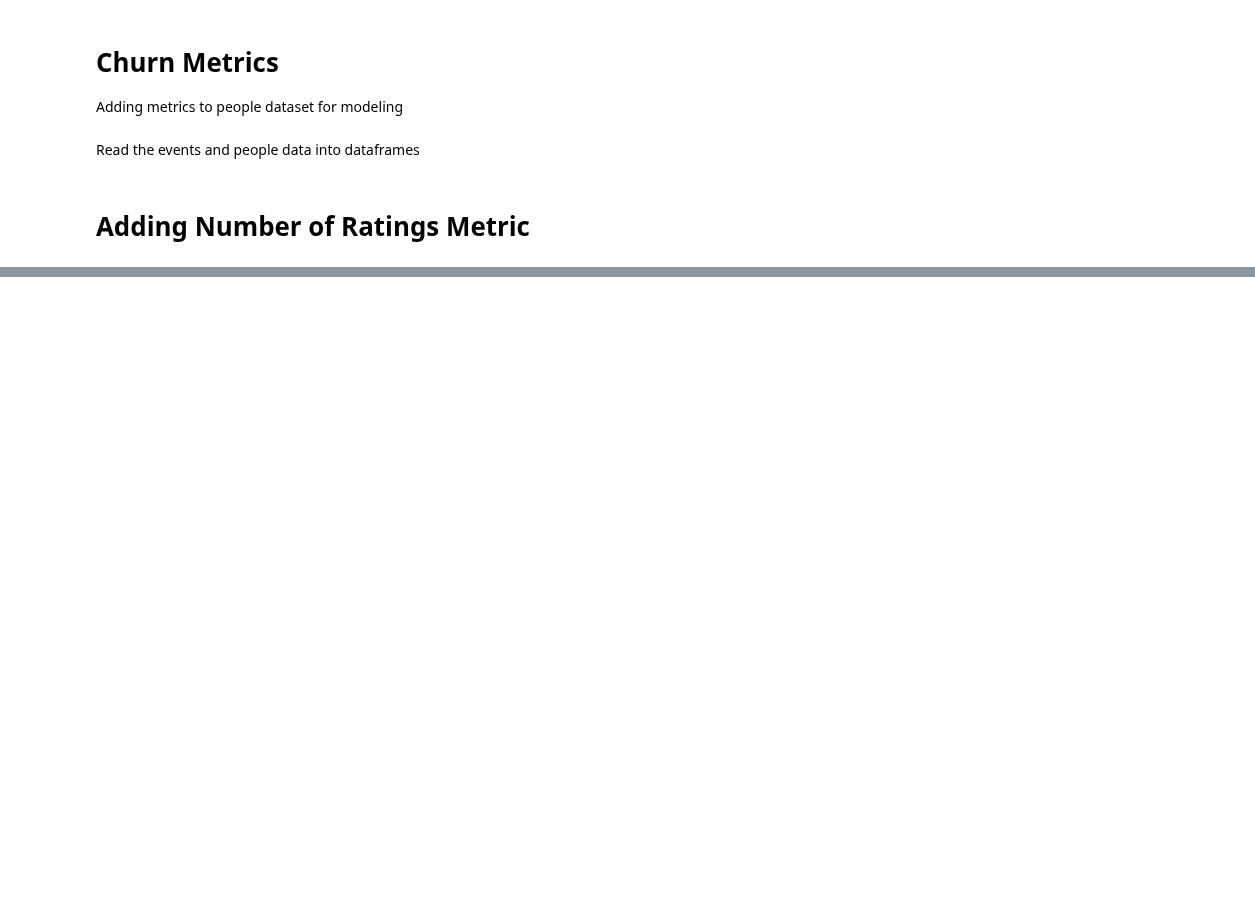
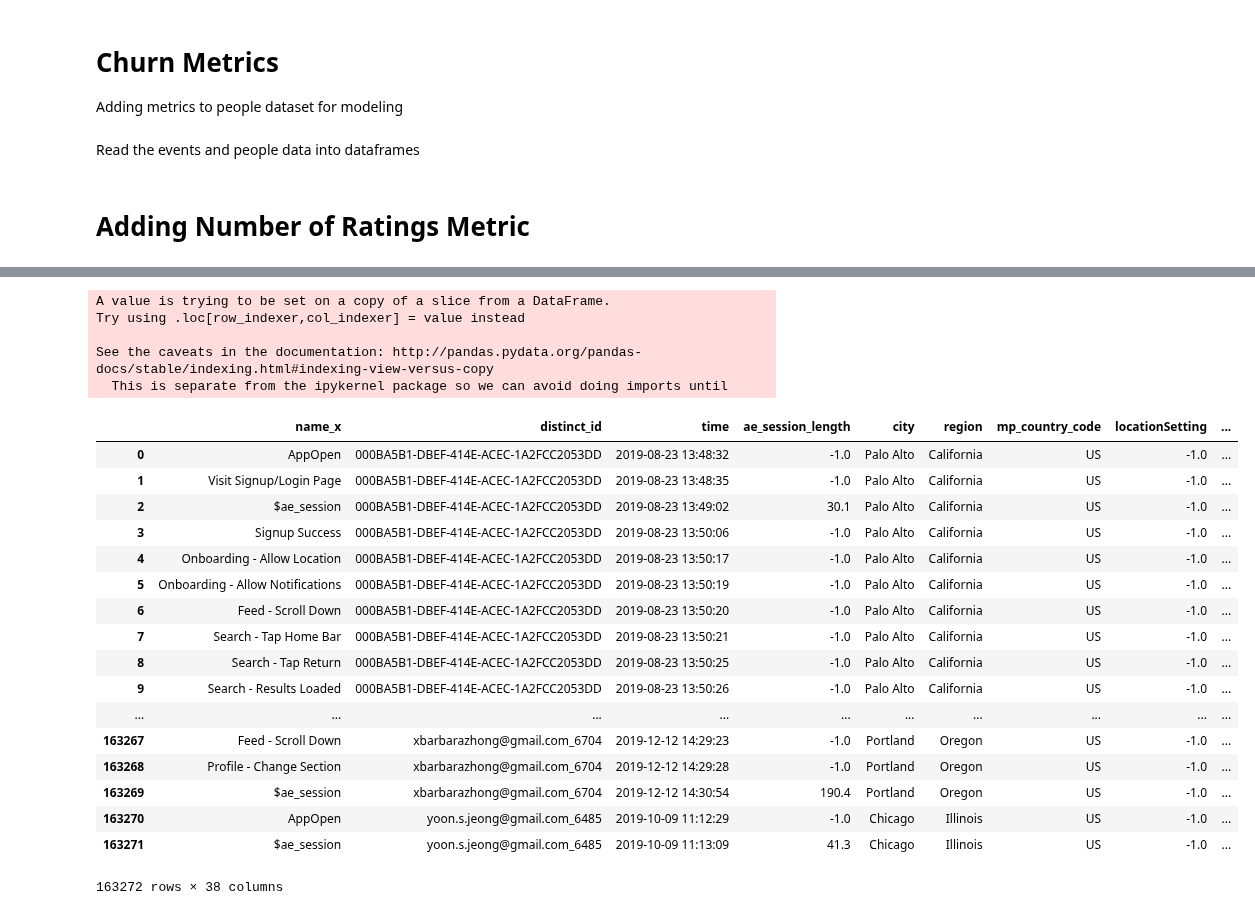
Before and after one commit to prkrishnan1/Simmer_DSS_SP20_Project_1, a Jupyter notebook: Churn_Metrics.ipynb, the cells around one changed output, grey strips where cells are left out. Cells and saved outputs as stored; diff of their text form; code cells hidden in the pictures; blank space fills up the shorter version.

```diff
--- a/Churn_Metrics.ipynb
+++ b/Churn_Metrics.ipynb
@@ -53,0 +161,57 @@ See the caveats in the documentation: http://pandas.pydata.org/pandas-docs/stabl
+# %%
+# map the weights for each category to a score column
+
+short_df['score'] = short_df['category'].map(weight_dict)
+# %% [output]
+A value is trying to be set on a copy of a slice from a DataFrame.
+Try using .loc[row_indexer,col_indexer] = value instead
+
+See the caveats in the documentation: http://pandas.pydata.org/pandas-docs/stable/indexing.html#indexing-view-versus-copy
+  This is separate from the ipykernel package so we can avoid doing imports until
+# %%
+# MERGE DATAFRAMES
+
+# drop 'name_x' column from short_df and then append to the original dataframe
+
+labeled_df = short_df.drop(columns = ['name_x'])
+event_df = pd.concat([events, labeled_df], axis = 1)
+event_df = event_df.drop(columns = ['Unnamed: 0'])
+
+# filter out sessions with -1 for session_id
+
+event_df = event_df[event_df['session_id'] != -1]
+
+# groupby distinct id and then session id
+
+group_user_session = event_df.groupby(['distinct_id', 'session_id'], as_index=False).agg({'name_x' : 'count', 'score' : 'sum'})
+group_user_session = group_user_session.rename(columns = {'name_x' : 'event_count', 'score' : 'session_score'})
+
+# add up all scores for one person and divide by number of sessions
+
+SQS = group_user_session.groupby(['distinct_id'], as_index=False).agg({'session_score' : np.mean})
+
+# merge SQS with original dataframe
+
+SQS_df = pd.merge(left=event_df, right=SQS, on='distinct_id')
+#SQS_df = SQS_df.drop(columns = ['Unnamed: 0'])
+# %%
+SQS_df
+# %% [output]
+|  | name_x | distinct_id | time | ae_session_length | city | region | mp_country_code | locationSetting | ... |
+| 0 | AppOpen | 000BA5B1-DBEF-414E-ACEC-1A2FCC2053DD | 2019-08-23 13:48:32 | -1.0 | Palo Alto | California | US | -1.0 | ... |
+| 1 | Visit Signup/Login Page | 000BA5B1-DBEF-414E-ACEC-1A2FCC2053DD | 2019-08-23 13:48:35 | -1.0 | Palo Alto | California | US | -1.0 | ... |
+| 2 | $ae_session | 000BA5B1-DBEF-414E-ACEC-1A2FCC2053DD | 2019-08-23 13:49:02 | 30.1 | Palo Alto | California | US | -1.0 | ... |
+| 3 | Signup Success | 000BA5B1-DBEF-414E-ACEC-1A2FCC2053DD | 2019-08-23 13:50:06 | -1.0 | Palo Alto | California | US | -1.0 | ... |
+| 4 | Onboarding - Allow Location | 000BA5B1-DBEF-414E-ACEC-1A2FCC2053DD | 2019-08-23 13:50:17 | -1.0 | Palo Alto | California | US | -1.0 | ... |
+| 5 | Onboarding - Allow Notifications | 000BA5B1-DBEF-414E-ACEC-1A2FCC2053DD | 2019-08-23 13:50:19 | -1.0 | Palo Alto | California | US | -1.0 | ... |
+| 6 | Feed - Scroll Down | 000BA5B1-DBEF-414E-ACEC-1A2FCC2053DD | 2019-08-23 13:50:20 | -1.0 | Palo Alto | California | US | -1.0 | ... |
+| 7 | Search - Tap Home Bar | 000BA5B1-DBEF-414E-ACEC-1A2FCC2053DD | 2019-08-23 13:50:21 | -1.0 | Palo Alto | California | US | -1.0 | ... |
+| 8 | Search - Tap Return | 000BA5B1-DBEF-414E-ACEC-1A2FCC2053DD | 2019-08-23 13:50:25 | -1.0 | Palo Alto | California | US | -1.0 | ... |
+| 9 | Search - Results Loaded | 000BA5B1-DBEF-414E-ACEC-1A2FCC2053DD | 2019-08-23 13:50:26 | -1.0 | Palo Alto | California | US | -1.0 | ... |
+| ... | ... | ... | ... | ... | ... | ... | ... | ... | ... |
+| 163267 | Feed - Scroll Down | xbarbarazhong@gmail.com_6704 | 2019-12-12 14:29:23 | -1.0 | Portland | Oregon | US | -1.0 | ... |
+| 163268 | Profile - Change Section | xbarbarazhong@gmail.com_6704 | 2019-12-12 14:29:28 | -1.0 | Portland | Oregon | US | -1.0 | ... |
+| 163269 | $ae_session | xbarbarazhong@gmail.com_6704 | 2019-12-12 14:30:54 | 190.4 | Portland | Oregon | US | -1.0 | ... |
+| 163270 | AppOpen | yoon.s.jeong@gmail.com_6485 | 2019-10-09 11:12:29 | -1.0 | Chicago | Illinois | US | -1.0 | ... |
+| 163271 | $ae_session | yoon.s.jeong@gmail.com_6485 | 2019-10-09 11:13:09 | 41.3 | Chicago | Illinois | US | -1.0 | ... |
+163272 rows × 38 columns
```
Also changed, not shown: parts of 8 cells of this notebook.
